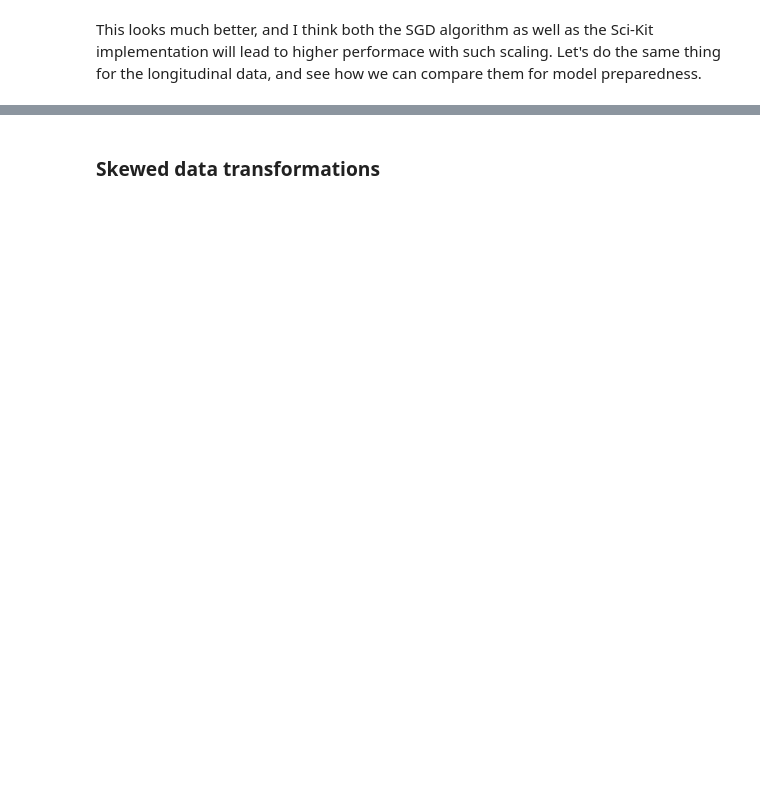
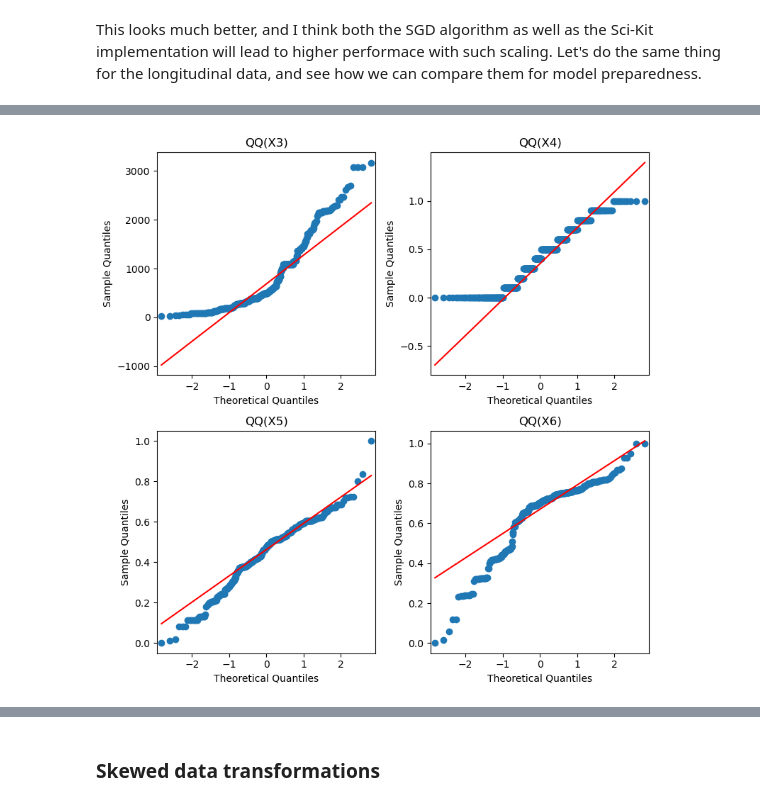
Before and after one commit to matthewpkearney/cs559_spring24_hw1, a Jupyter notebook: Homework1_mkearney.ipynb, the cells around one changed output, grey strips where cells are left out. Saved outputs shown, nothing was run; the diff lists cells and outputs as text; code cells hidden in the pictures; blank space fills up the shorter version.

```diff
--- a/Homework1_mkearney.ipynb
+++ b/Homework1_mkearney.ipynb
@@ -323,0 +364,20 @@ We have much better domain of our features for X4, X5, and X6 through scaling. T
+# %%
+# DF['X3 distance to the nearest MRT station'] = X3_MM  # We do end up doing this later!
+DF['X4 number of convenience stores'] = X4_MM
+DF['X5 latitude'] = X5_S
+DF['X6 longitude'] = X6_S
+DF['Y house price of unit area'] = Y_N
+
+fig, ((ax1,ax2),(ax3,ax4)) = plt.subplots(2, 2, figsize=(8,8))
+fig = sm.qqplot(DF['X3 distance to the nearest MRT station'], line='q', ax=ax1)
+ax1.set_title('QQ(X3)')
+fig = sm.qqplot(DF['X4 number of convenience stores'], line='q',ax=ax2)
+ax2.set_title('QQ(X4)')
+fig = sm.qqplot(DF['X5 latitude'], line='q', ax=ax3)
+ax3.set_title('QQ(X5)')
+fig = sm.qqplot(DF['X6 longitude'], line='q', ax=ax4)
+ax4.set_title('QQ(X6)')
+plt.tight_layout()
+plt.show()
+# %% [output]
+[figure, added]
```
Also changed, not shown: parts of 44 cells of this notebook.
